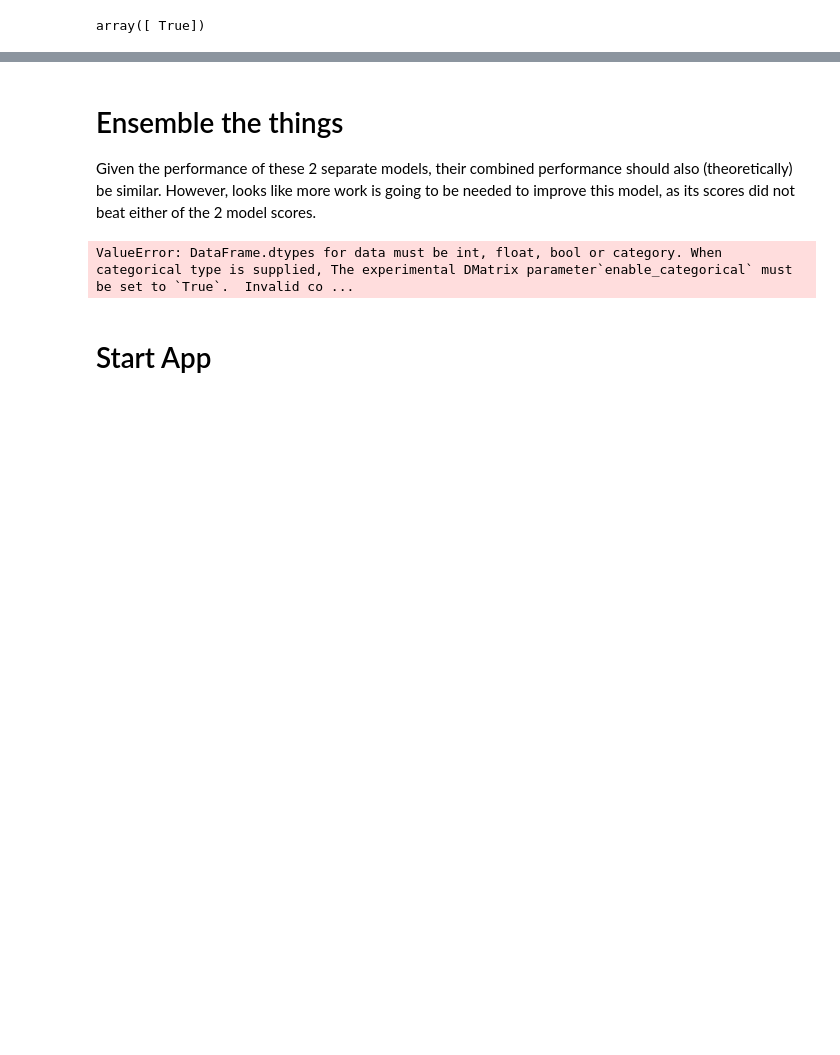
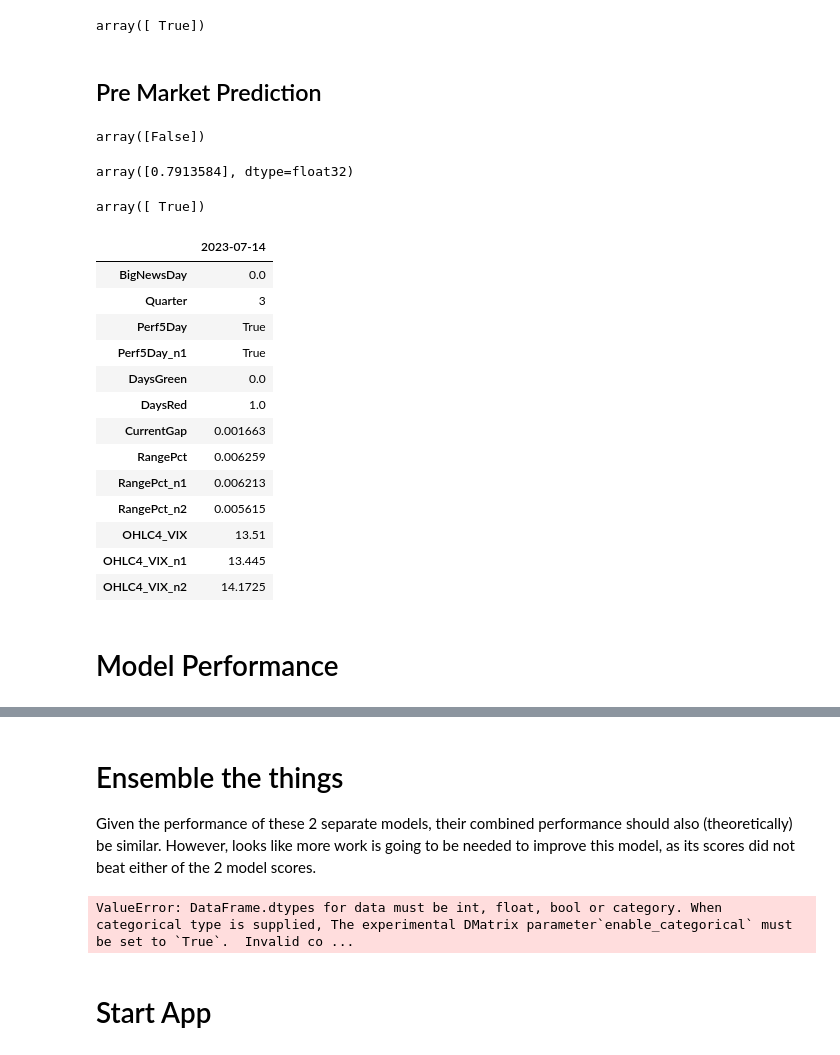
Before and after one commit to wnstnb/gameday_spx, a Jupyter notebook: model_dev_lr.ipynb, the cells around one changed output, grey strips where cells are left out. Cells and saved outputs as stored; diff of their text form; code cells hidden in the pictures; blank space fills up the shorter version.

```diff
--- a/model_dev_lr.ipynb
+++ b/model_dev_lr.ipynb
@@ -694,3 +713,5 @@ array([0.91430634], dtype=float32)
 xgbr.predict(new_pred) > 0
 # %% [output]
 array([ True])
+# %% [markdown]
+## Pre Market Prediction
@@ -697,3 +763,34 @@ array([ True])
+# %%
+xgbc.predict_proba(exp_pred)[:,-1] > 0.8
+# %% [output]
+array([False])
+# %%
+xgbc.predict_proba(exp_pred)[:,-1]
+# %% [output]
+array([0.7913584], dtype=float32)
+# %%
+xgbr.predict(exp_pred) > 0
+# %% [output]
+array([ True])
+# %%
+exp_pred.T
+# %% [output]
+|  | 2023-07-14 |
+| BigNewsDay | 0.0 |
+| Quarter | 3 |
+| Perf5Day | True |
+| Perf5Day_n1 | True |
+| DaysGreen | 0.0 |
+| DaysRed | 1.0 |
+| CurrentGap | 0.001663 |
+| RangePct | 0.006259 |
+| RangePct_n1 | 0.006213 |
+| RangePct_n2 | 0.005615 |
+| OHLC4_VIX | 13.51 |
+| OHLC4_VIX_n1 | 13.445 |
+| OHLC4_VIX_n2 | 14.1725 |
+# %% [markdown]
+# Model Performance
 # %%
 df_ensemble = res[['Predicted']].merge(res1[['Predicted','True']], left_index=True, right_index=True)
 df_ensemble = df_ensemble.merge(data[['PrevClose','High','Low','Close']], left_index=True, right_index=True)
```
Also changed, not shown: parts of 32 cells of this notebook, 4 other files.
